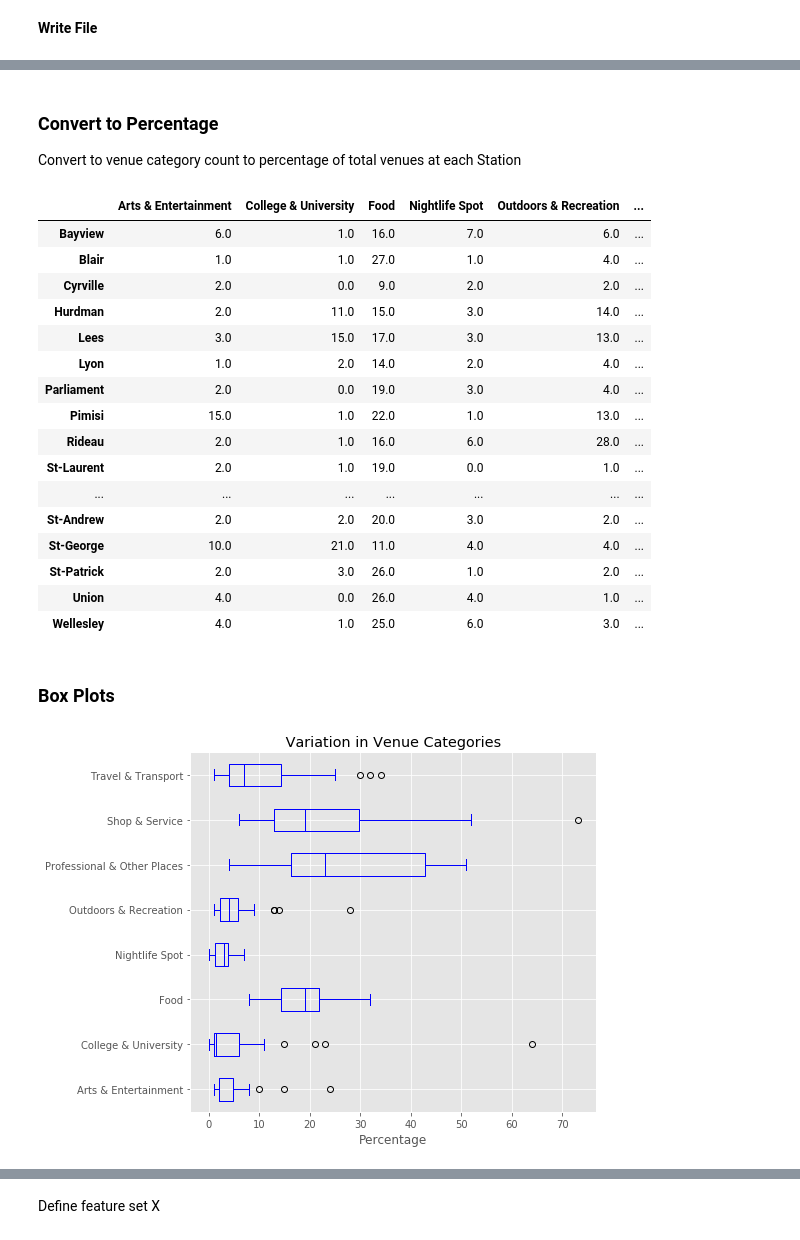
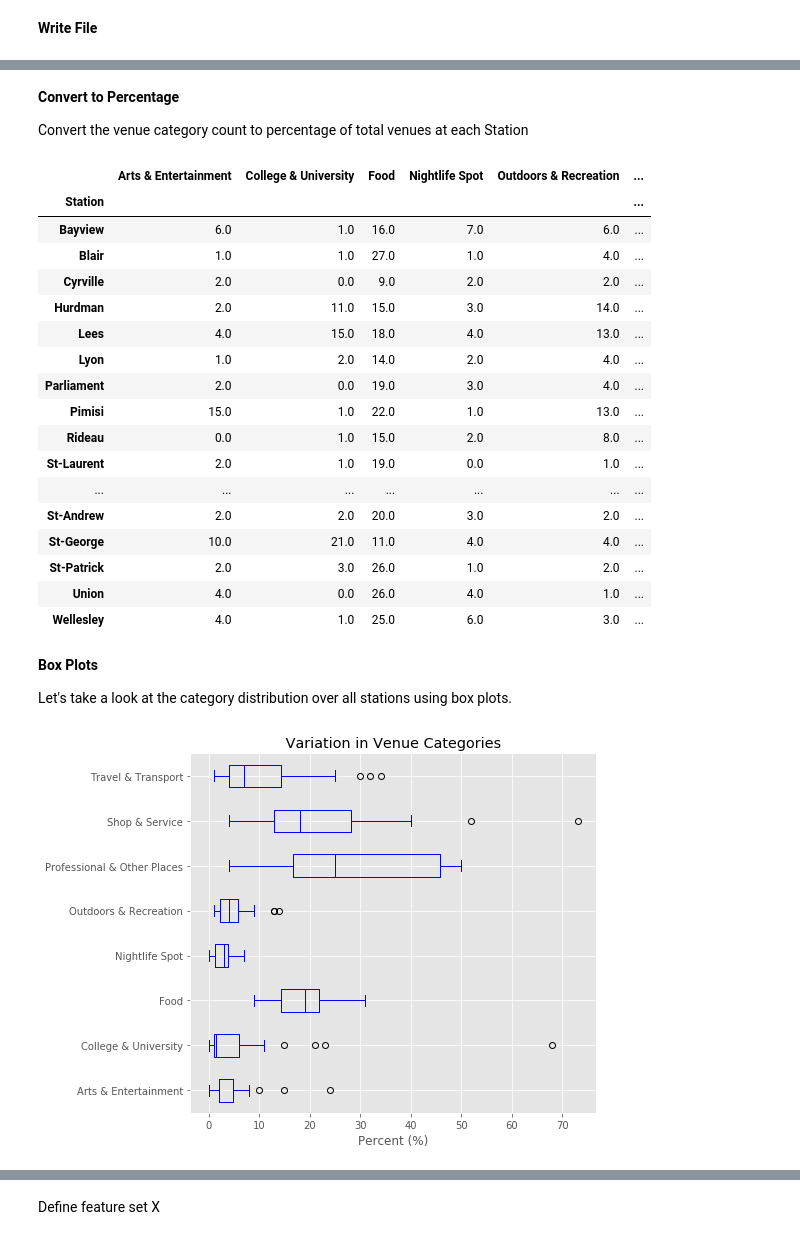
Before and after one commit to AMacumber/Coursera_Capstone, a Jupyter notebook: Macumber_Coursera_Capstone_Notebook.ipynb, the cells around one changed output, grey strips where cells are left out. Saved outputs shown, nothing was run; the diff lists cells and outputs as text; code cells hidden in the pictures.

```diff
--- a/Macumber_Coursera_Capstone_Notebook.ipynb
+++ b/Macumber_Coursera_Capstone_Notebook.ipynb
@@ -194,8 +215,12 @@ Libraries imported.
 # %% [markdown]
 **Define Foursquare Credentials**
 # %%
-CLIENT_ID = [hidden] # your Foursquare ID
-CLIENT_SECRET = [hidden] # your Foursquare Secret
+#CLIENT_ID = [hidden] # your Foursquare ID
+#CLIENT_SECRET = [hidden] # your Foursquare Secret
+#VERSION = '20180605' # Foursquare API version
+
+CLIENT_ID = 'IP5SLL30YW00QF4AF4WCUSTRX4FHKJZGGYMRHFXNFN1TCYPM' # your Foursquare ID
+CLIENT_SECRET = 'BTECFQLVC11ZLJPRVKA1S3YNYHXOZRS02U5W4ZB4WJP33HWB' # your Foursquare Secret
 VERSION = '20180605' # Foursquare API version
 
 # print('Your credentails:')
@@ -676,26 +652,27 @@ Lees               107
 # %% [markdown]
-### Convert to Percentage
+**Convert to Percentage**
 
 
-Convert to venue category count to percentage of total venues at each Station
+Convert the venue category count to percentage of total venues at each Station
 # %%
-data_000 = Stations_VenueCounts.iloc[:,3:11]
+boxplot_000 = Stations_VenueCounts_Sorted.iloc[:,3:11]
 
-data_001 = data_000.div(data_000.sum(1), 0).round(2)
-data_002 = data_001*100
+boxplot_001 = boxplot_000.div(boxplot_000.sum(1), 0).round(2)
+boxplot_002 = boxplot_001*100
 
-data_002
+boxplot_002
 # %% [output]
 |  | Arts & Entertainment | College & University | Food | Nightlife Spot | Outdoors & Recreation | ... |
+| Station |  |  |  |  |  | ... |
 | Bayview | 6.0 | 1.0 | 16.0 | 7.0 | 6.0 | ... |
 | Blair | 1.0 | 1.0 | 27.0 | 1.0 | 4.0 | ... |
 | Cyrville | 2.0 | 0.0 | 9.0 | 2.0 | 2.0 | ... |
 | Hurdman | 2.0 | 11.0 | 15.0 | 3.0 | 14.0 | ... |
-| Lees | 3.0 | 15.0 | 17.0 | 3.0 | 13.0 | ... |
+| Lees | 4.0 | 15.0 | 18.0 | 4.0 | 13.0 | ... |
 | Lyon | 1.0 | 2.0 | 14.0 | 2.0 | 4.0 | ... |
 | Parliament | 2.0 | 0.0 | 19.0 | 3.0 | 4.0 | ... |
 | Pimisi | 15.0 | 1.0 | 22.0 | 1.0 | 13.0 | ... |
-| Rideau | 2.0 | 1.0 | 16.0 | 6.0 | 28.0 | ... |
+| Rideau | 0.0 | 1.0 | 15.0 | 2.0 | 8.0 | ... |
 | St-Laurent | 2.0 | 1.0 | 19.0 | 0.0 | 1.0 | ... |
 | ... | ... | ... | ... | ... | ... | ... |
 | St-Andrew | 2.0 | 2.0 | 20.0 | 3.0 | 2.0 | ... |
@@ -703,22 +680,24 @@ data_002
 | St-Patrick | 2.0 | 3.0 | 26.0 | 1.0 | 2.0 | ... |
 | Union | 4.0 | 0.0 | 26.0 | 4.0 | 1.0 | ... |
 | Wellesley | 4.0 | 1.0 | 25.0 | 6.0 | 3.0 | ... |
-# %% [markdown]
-### Box Plots
+# %% [markdown]
+**Box Plots**
+
+Let's take a look at the category distribution over all stations using box plots.
 # %%
-data_002.plot(kind = 'box',
+boxplot_002.plot(kind = 'box',
               figsize=(8, 6),
               color = 'blue',
               vert = False # if you prefer horizontal
              )
 
 plt.title(' Variation in Venue Categories ')
-plt.xlabel('Percentage')
+plt.xlabel('Percent (%)')
 
 plt.tight_layout()
 
 plt.savefig('Macumber_Coursera_Capstone_Figure01.png') # has to be before plt.show()
 
 plt.show()
 # %% [output]
-[figure, old version]
+[figure, new version]
```
Also changed, not shown: parts of 97 cells of this notebook, 9 other files.
